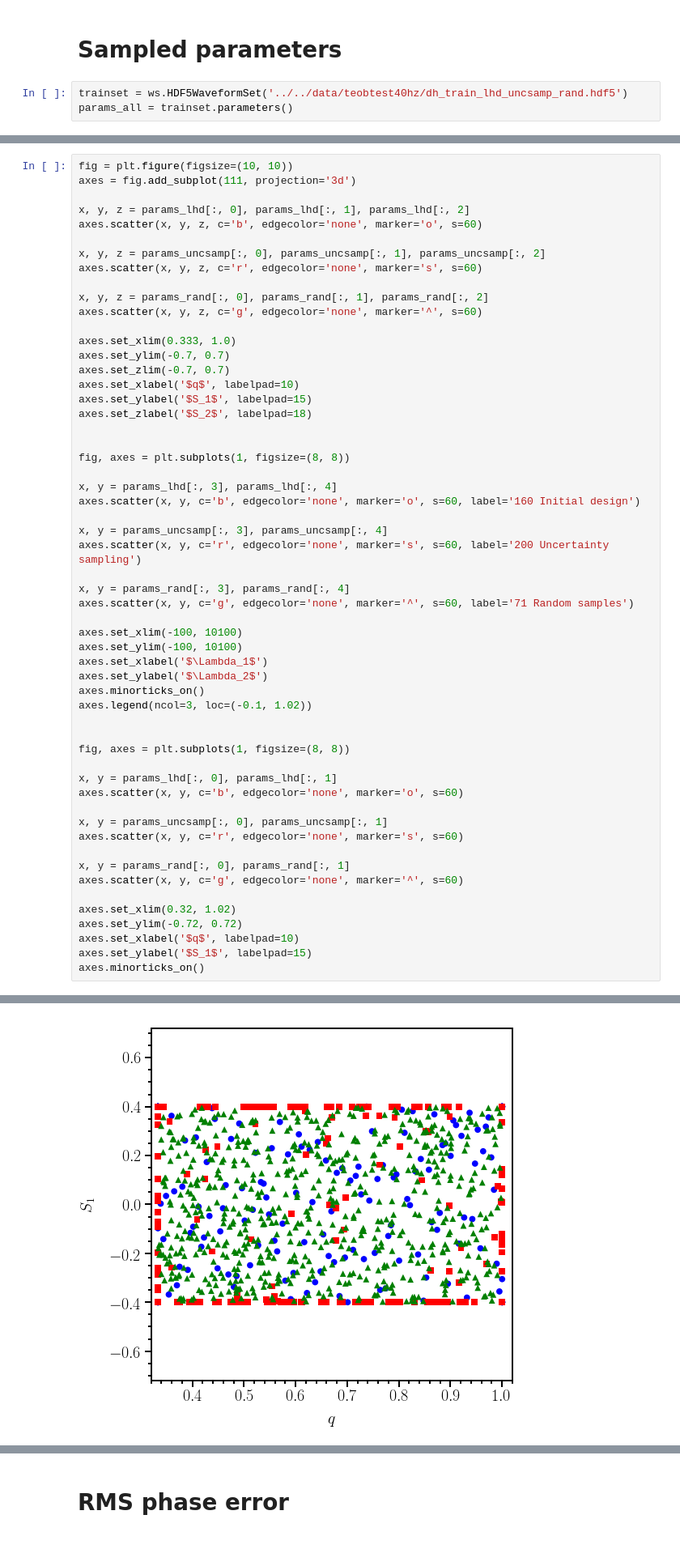
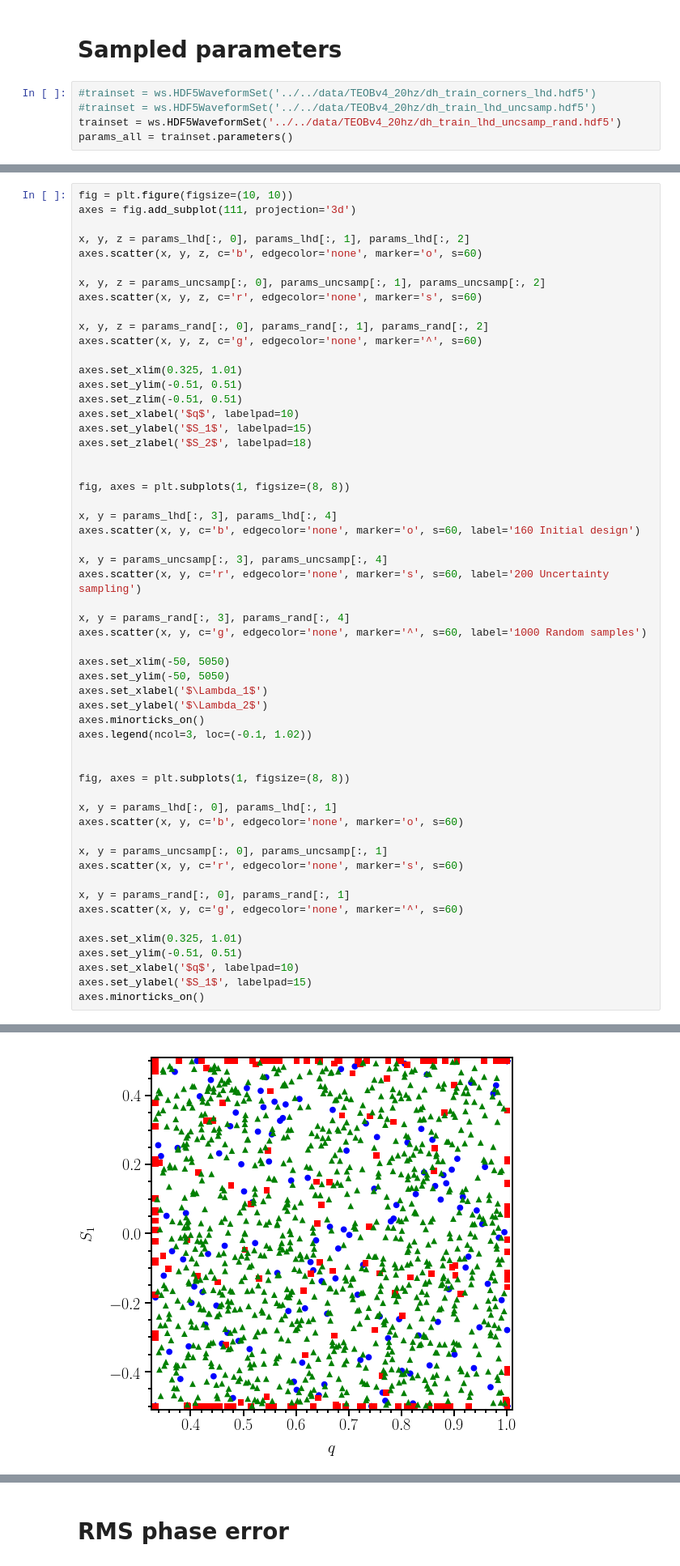
Before and after one commit to benjaminlackey/gpsurrogate, a Jupyter notebook: notebooks/EOB/PlotsForPaper.ipynb, the cells around one changed output, grey strips where cells are left out. Shown at 81% size. Cells and saved outputs as stored; diff of their text form.

```diff
--- a/notebooks/EOB/PlotsForPaper.ipynb
+++ b/notebooks/EOB/PlotsForPaper.ipynb
@@ -159,5 +156,7 @@ ax.legend(loc='upper left', frameon=False)
 # %% [markdown]
 # Sampled parameters
 # %%
-trainset = ws.HDF5WaveformSet('../../data/teobtest40hz/dh_train_lhd_uncsamp_rand.hdf5')
+#trainset = ws.HDF5WaveformSet('../../data/TEOBv4_20hz/dh_train_corners_lhd.hdf5')
+#trainset = ws.HDF5WaveformSet('../../data/TEOBv4_20hz/dh_train_lhd_uncsamp.hdf5')
+trainset = ws.HDF5WaveformSet('../../data/TEOBv4_20hz/dh_train_lhd_uncsamp_rand.hdf5')
 params_all = trainset.parameters()
@@ -181,9 +184,9 @@ axes.scatter(x, y, z, c='r', edgecolor='none', marker='s', s=60)
 x, y, z = params_rand[:, 0], params_rand[:, 1], params_rand[:, 2]
 axes.scatter(x, y, z, c='g', edgecolor='none', marker='^', s=60)
 
-axes.set_xlim(0.333, 1.0)
-axes.set_ylim(-0.7, 0.7)
-axes.set_zlim(-0.7, 0.7)
+axes.set_xlim(0.325, 1.01)
+axes.set_ylim(-0.51, 0.51)
+axes.set_zlim(-0.51, 0.51)
 axes.set_xlabel('$q$', labelpad=10)
 axes.set_ylabel('$S_1$', labelpad=15)
 axes.set_zlabel('$S_2$', labelpad=18)
@@ -198,10 +201,10 @@ x, y = params_uncsamp[:, 3], params_uncsamp[:, 4]
 axes.scatter(x, y, c='r', edgecolor='none', marker='s', s=60, label='200 Uncertainty sampling')
 
 x, y = params_rand[:, 3], params_rand[:, 4]
-axes.scatter(x, y, c='g', edgecolor='none', marker='^', s=60, label='71 Random samples')
+axes.scatter(x, y, c='g', edgecolor='none', marker='^', s=60, label='1000 Random samples')
 
-axes.set_xlim(-100, 10100)
-axes.set_ylim(-100, 10100)
+axes.set_xlim(-50, 5050)
+axes.set_ylim(-50, 5050)
 axes.set_xlabel('$\Lambda_1$')
 axes.set_ylabel('$\Lambda_2$')
 axes.minorticks_on()
@@ -219,8 +222,8 @@ axes.scatter(x, y, c='r', edgecolor='none', marker='s', s=60)
 x, y = params_rand[:, 0], params_rand[:, 1]
 axes.scatter(x, y, c='g', edgecolor='none', marker='^', s=60)
 
-axes.set_xlim(0.32, 1.02)
-axes.set_ylim(-0.72, 0.72)
+axes.set_xlim(0.325, 1.01)
+axes.set_ylim(-0.51, 0.51)
 axes.set_xlabel('$q$', labelpad=10)
 axes.set_ylabel('$S_1$', labelpad=15)
 axes.minorticks_on()
@@ -230,2 +233,2 @@ axes.minorticks_on()
-[figure, old version]
+[figure, new version]
 # %%
```
Also changed, not shown: parts of 43 cells of this notebook, 17 other files.
